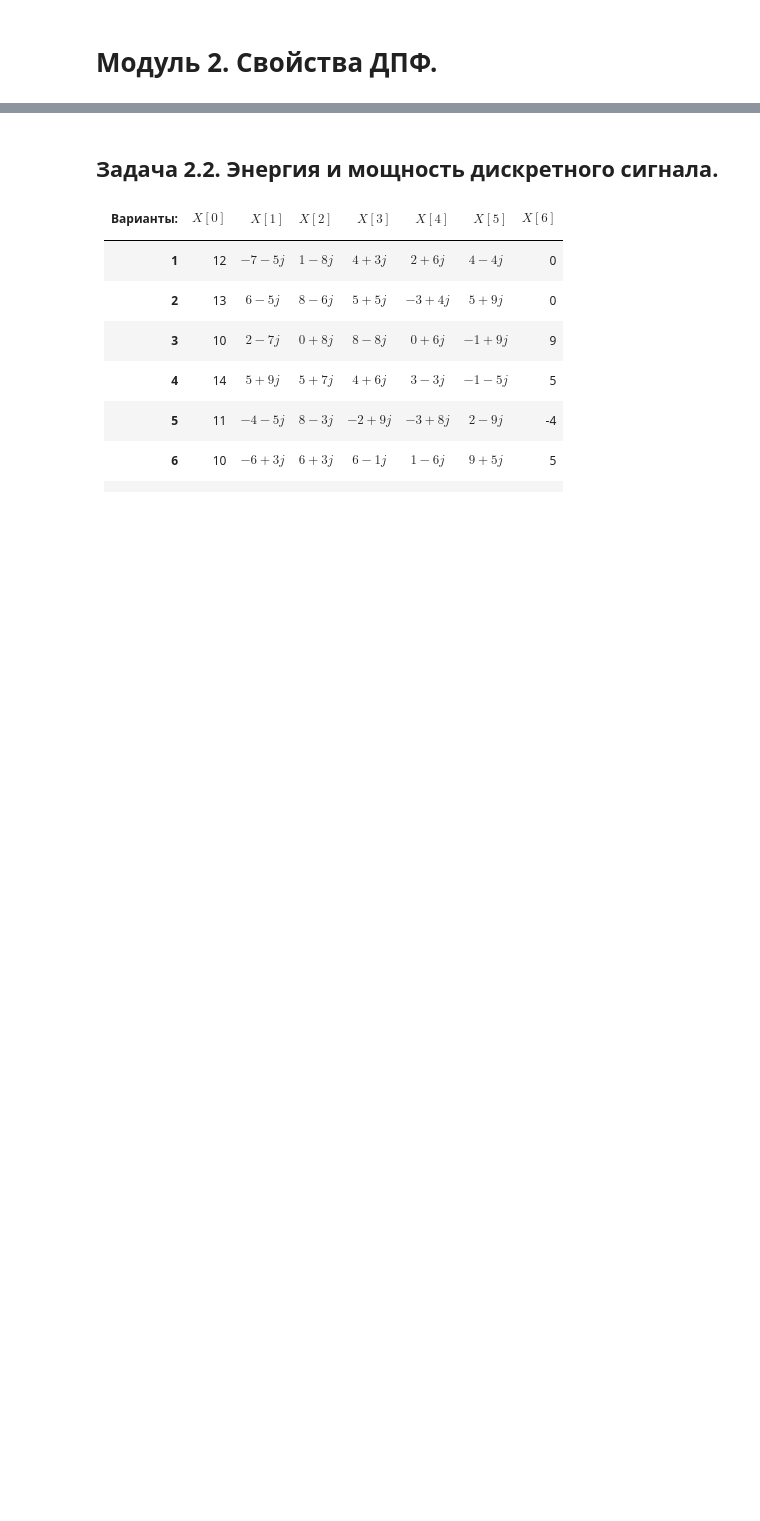
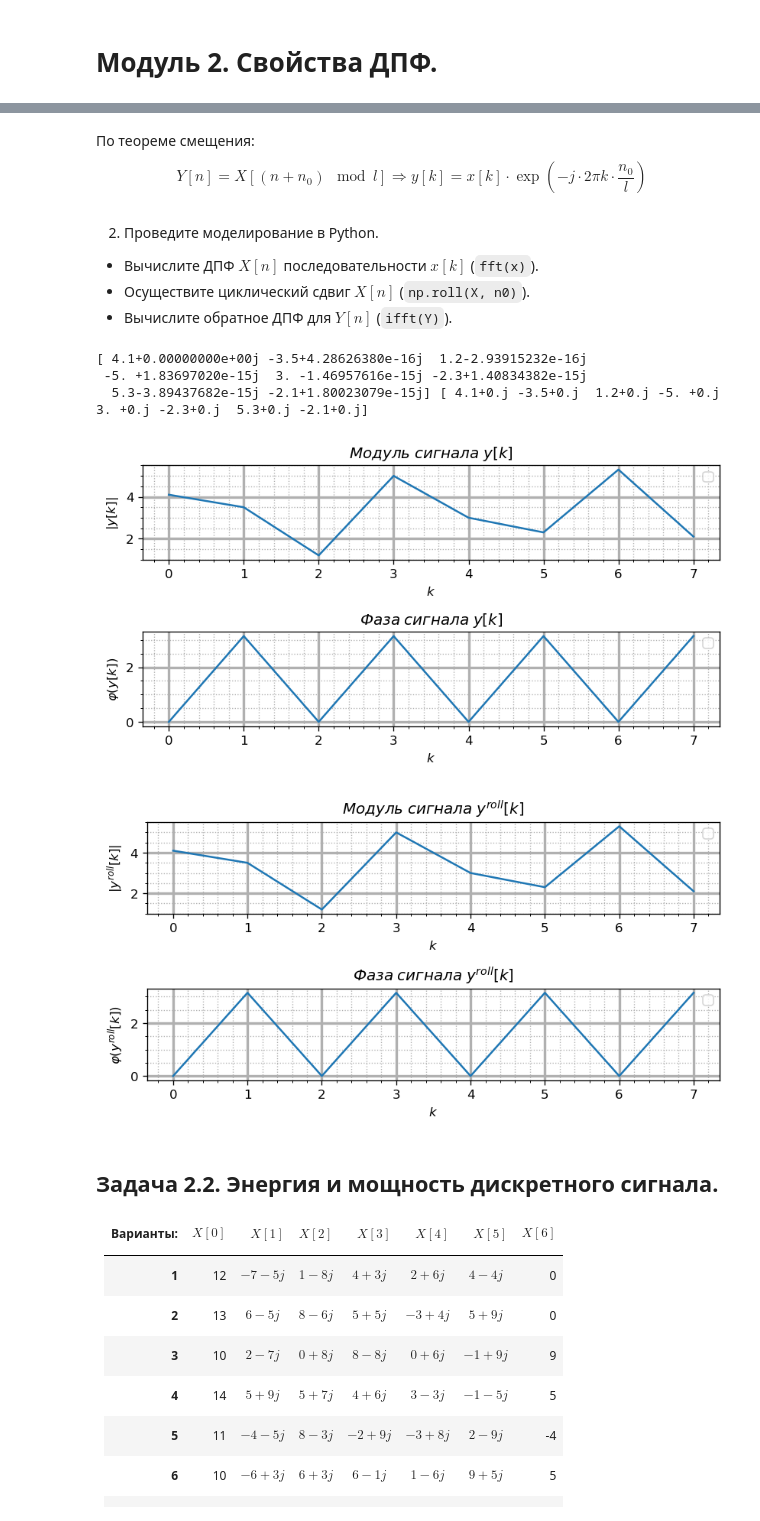
Before and after one commit to Vokerlee/dsp-labs-mipt, a Jupyter notebook: dsp_lab1/dsp_lab1.ipynb, the cells around one changed output, grey strips where cells are left out. Saved outputs shown, nothing was run; the diff lists cells and outputs as text; code cells hidden in the pictures; blank space fills up the shorter version.

````diff
--- a/dsp_lab1/dsp_lab1.ipynb
+++ b/dsp_lab1/dsp_lab1.ipynb
@@ -62,2 +63,11 @@ def plot_analyses_dtft(nu, X, signame, real_imag=False):
 
     fig.tight_layout()
+# %%
+def plot_analyses(k, x, signame, real_imag=False, uniform=False):
+    def ylabel_formatter(name):
+        return f"{name.lower()}[k]"
+
+    def title_formatter(name):
+        return f"сигнала \; {name.lower()}[k]"
+
+    __plot_analyses(k, x, signame, title_formatter, ylabel_formatter, xlabel="$k$", real_imag=real_imag, uniform=uniform)
@@ -197,3 +220,33 @@ plot_analyses_dtft(nu, X, signame="x", real_imag=True)
+# %% [markdown]
+По теореме смещения:
+$$
+Y[n] = X[\left( n + n_0\right) \mod l] \Rightarrow
+y[k] = x[k] \cdot \exp{\left( -j \cdot 2 \pi k \cdot \frac{n_0}{l} \right)}
+$$
+# %% [markdown]
+2) Проведите моделирование в Python.
+- Вычислите ДПФ $X[n]$ последовательности $x[k]$ (```fft(x)```).
+- Осуществите циклический сдвиг $X[n]$ (```np.roll(X, n0)```).
+- Вычислите обратное ДПФ для $Y[n]$ (```ifft(Y)```).
+# %%
+n_0, l = -4, 8
+k = np.arange(l)
+x = np.array([4.1, 3.5, 1.2, 5.0, 3.0, 2.3, 5.3, 2.1])
+y = x * np.exp(-1j * 2 * np.pi * k * n_0 / l)
+
+X = np.fft.fft(x) # DFT of x
+Y = np.roll(X, n_0)
+Y_inv = np.fft.ifft(Y)
+# %%
+print(y, Y_inv)
+plot_analyses(k, y, signame="y", uniform=True)
+plot_analyses(k, Y_inv, signame="y^{roll}", uniform=True)
+# %% [output]
+[ 4.1+0.00000000e+00j -3.5+4.28626380e-16j  1.2-2.93915232e-16j
+ -5. +1.83697020e-15j  3. -1.46957616e-15j -2.3+1.40834382e-15j
+  5.3-3.89437682e-15j -2.1+1.80023079e-15j] [ 4.1+0.j -3.5+0.j  1.2+0.j -5. +0.j  3. +0.j -2.3+0.j  5.3+0.j -2.1+0.j]
+[figure, added]
+[figure, added]
 # %% [markdown]
 ## Задача 2.2. Энергия и мощность дискретного сигнала.
 
````
Also changed, not shown: parts of 15 cells of this notebook.
